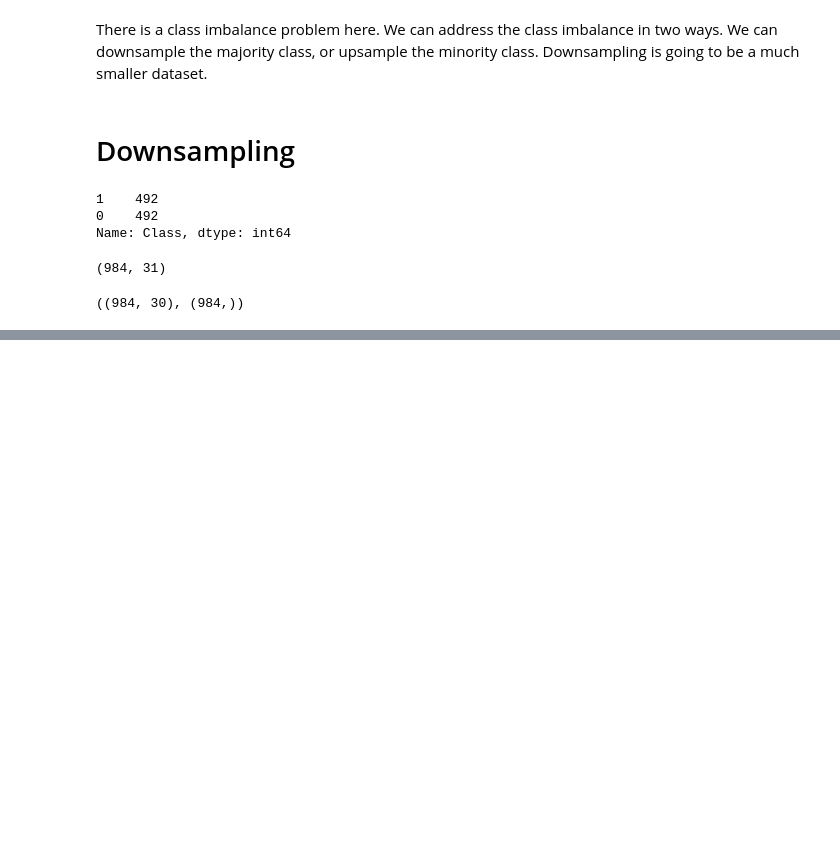
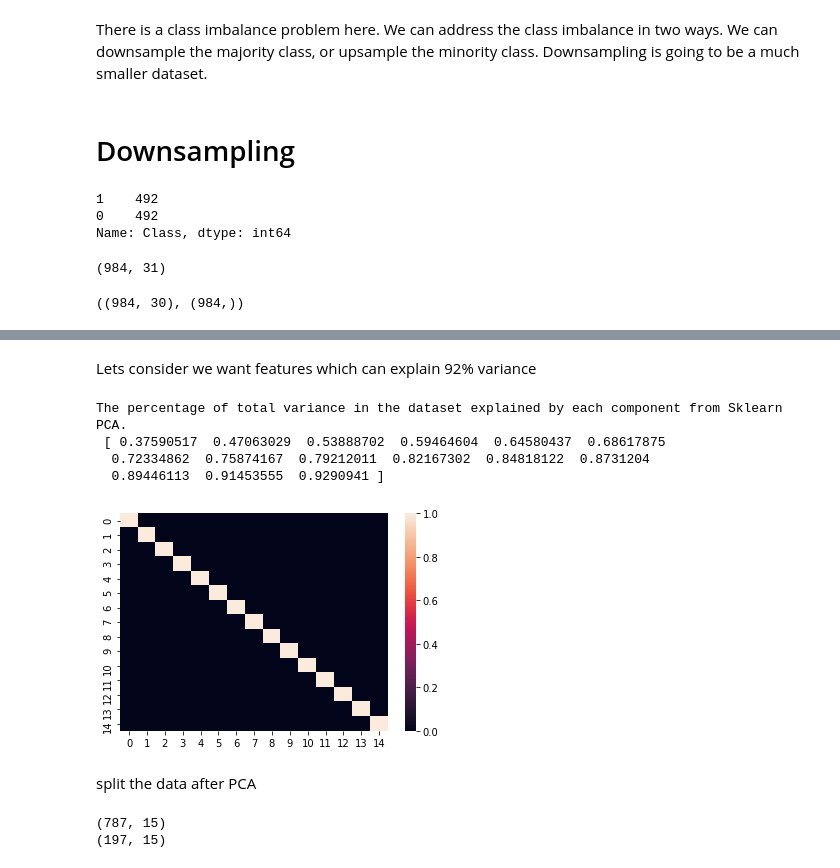
Before and after one commit to prasantidas/Thinkful_Data_Science, a Jupyter notebook: 3.6.1.ipynb, the cells around one changed output, grey strips where cells are left out. Drawn from its saved outputs; the diff is of its cells as text; code cells hidden in the pictures; blank space fills up the shorter version.

```diff
--- a/3.6.1.ipynb
+++ b/3.6.1.ipynb
@@ -210,0 +104,9 @@ Average precision score: 0.93
+# %%
+X_std = StandardScaler().fit_transform(X)
+pca = PCA(n_components=30)
+X_pca = pd.DataFrame(pca.fit_transform(X_std))
+
+print(
+    'The percentage of total variance in the dataset explained by each component from Sklearn PCA.\n',
+    pca.explained_variance_ratio_.cumsum()
+)
@@ -210,0 +120,26 @@ Average precision score: 0.93
+# %% [markdown]
+Lets consider we want features which can explain 92% variance
+# %%
+pca = PCA(n_components=15)
+X_pca = pd.DataFrame(pca.fit_transform(X_std))
+# %% [output]
+The percentage of total variance in the dataset explained by each component from Sklearn PCA.
+ [ 0.37590517  0.47063029  0.53888702  0.59464604  0.64580437  0.68617875
+  0.72334862  0.75874167  0.79212011  0.82167302  0.84818122  0.8731204
+  0.89446113  0.91453555  0.9290941 ]
+# %%
+corr_mat = X_pca.corr()
+sns.heatmap(corr_mat)
+plt.show()
+# %% [output]
+[figure, added]
+# %% [markdown]
+split the data after PCA
+# %%
+# suggestion : divide the undersampled data to train test and apply algorithm.
+X_train, X_test, Y_train , Y_test = train_test_split(X_pca,Y,test_size=0.2, stratify = Y )
+print(X_train.shape)
+print(X_test.shape)
+# %% [output]
+(787, 15)
+(197, 15)
```
Also changed, not shown: parts of 45 cells of this notebook.
